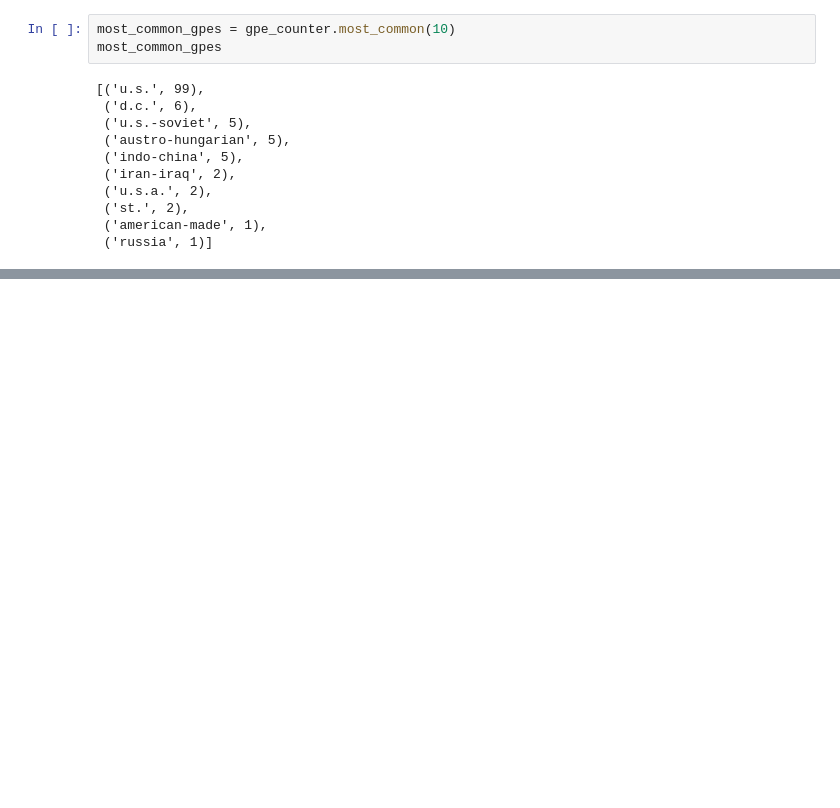
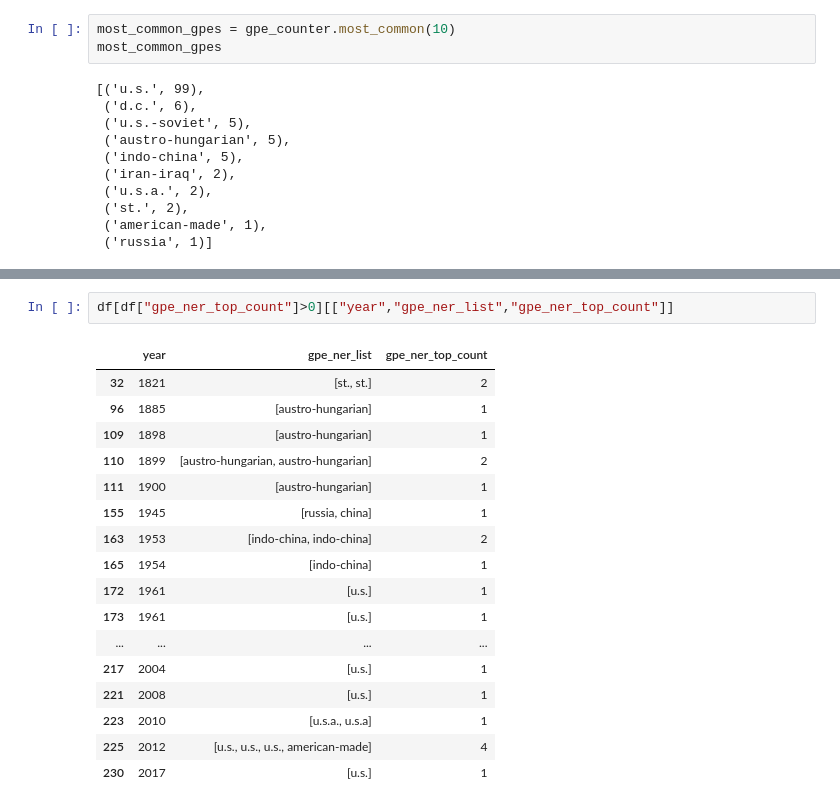
Before and after one commit to ofrik/NLP-HW3, a Jupyter notebook: HW3.ipynb, the cells around one changed output, grey strips where cells are left out. Saved outputs shown, nothing was run; the diff lists cells and outputs as text; blank space fills up the shorter version.

```diff
--- a/HW3.ipynb
+++ b/HW3.ipynb
@@ -300,0 +307,20 @@ most_common_gpes
+# %%
+df[df["gpe_ner_top_count"]>0][["year","gpe_ner_list","gpe_ner_top_count"]]
+# %% [output]
+|  | year | gpe_ner_list | gpe_ner_top_count |
+| 32 | 1821 | [st., st.] | 2 |
+| 96 | 1885 | [austro-hungarian] | 1 |
+| 109 | 1898 | [austro-hungarian] | 1 |
+| 110 | 1899 | [austro-hungarian, austro-hungarian] | 2 |
+| 111 | 1900 | [austro-hungarian] | 1 |
+| 155 | 1945 | [russia, china] | 1 |
+| 163 | 1953 | [indo-china, indo-china] | 2 |
+| 165 | 1954 | [indo-china] | 1 |
+| 172 | 1961 | [u.s.] | 1 |
+| 173 | 1961 | [u.s.] | 1 |
+| ... | ... | ... | ... |
+| 217 | 2004 | [u.s.] | 1 |
+| 221 | 2008 | [u.s.] | 1 |
+| 223 | 2010 | [u.s.a., u.s.a] | 1 |
+| 225 | 2012 | [u.s., u.s., u.s., american-made] | 4 |
+| 230 | 2017 | [u.s.] | 1 |
```
Also changed, not shown: parts of 20 cells of this notebook.
